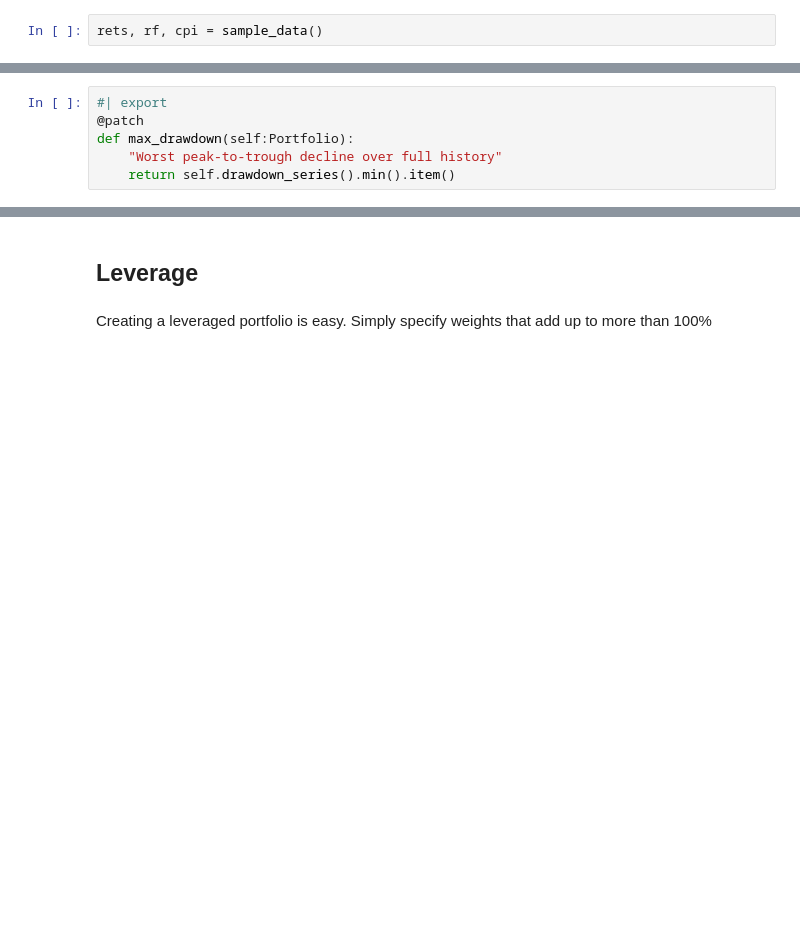
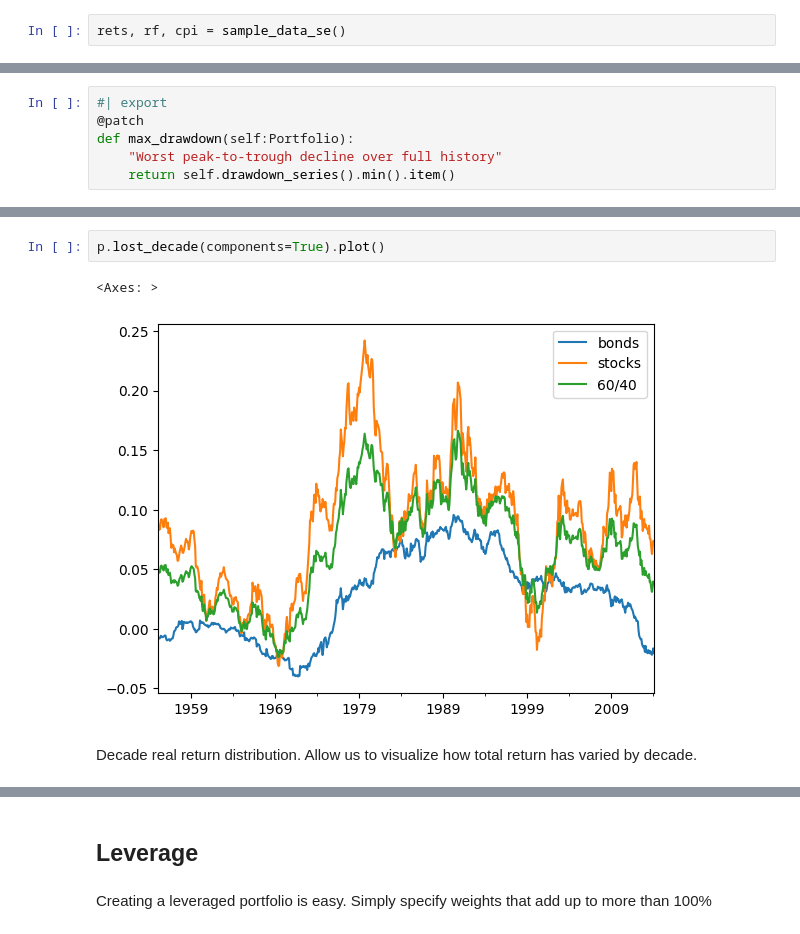
Before and after one commit to northarray/portfolio, a Jupyter notebook: nbs/portfolio.ipynb, the cells around one changed output, grey strips where cells are left out. Drawn from its saved outputs; the diff is of its cells as text; blank space fills up the shorter version.

Commit message:
Add decade by decade returns visualisation

```diff
--- a/nbs/portfolio.ipynb
+++ b/nbs/portfolio.ipynb
@@ -53,6 +53,6 @@ class Portfolio:
 # %% [markdown]
 Let's generate sample data for use in analysis
 # %%
-rets, rf, cpi = sample_data()
+rets, rf, cpi = sample_data_se()
 # %%
 rets.head(2)
@@ -332,0 +414,7 @@ p.max_drawdown()
+# %%
+p.lost_decade(components=True).plot()
+# %% [output]
+<Axes: >
+[figure, added]
+# %% [markdown]
+Decade real return distribution. Allow us to visualize how total return has varied by decade.
```
Also changed, not shown: parts of 39 cells of this notebook, 9 other files.
